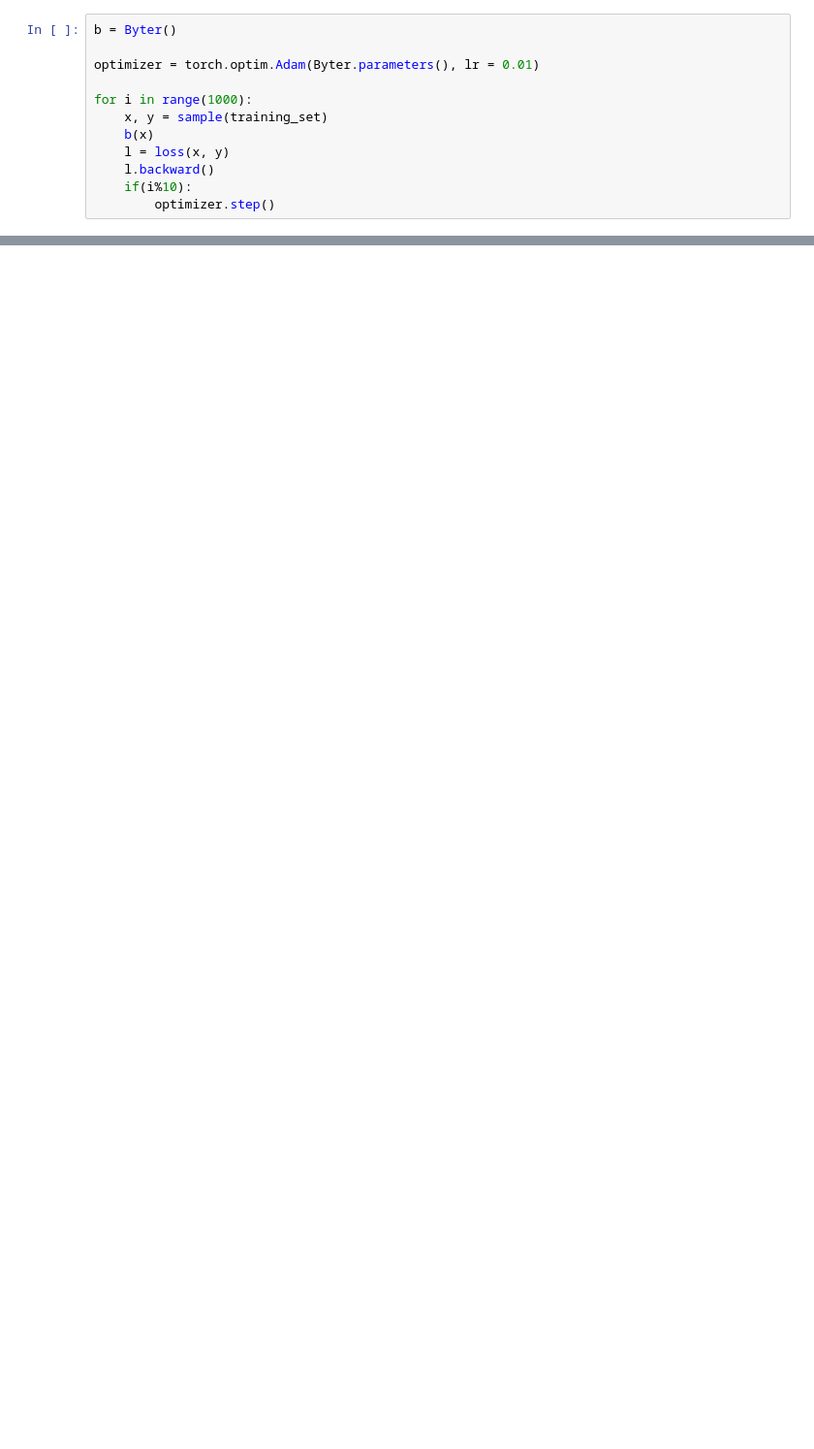
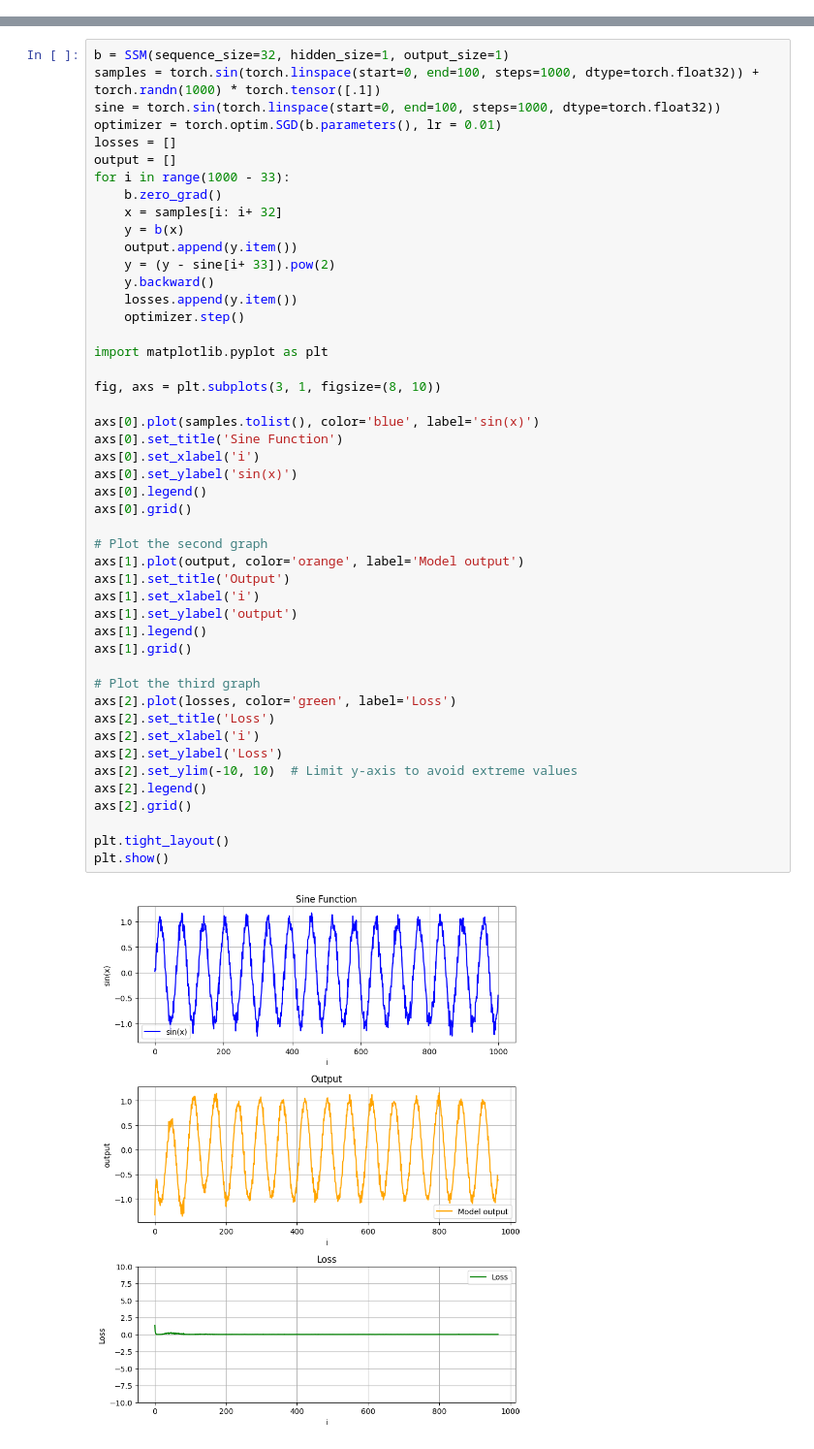
Before and after one commit to PurabIsMe/AIStuff, a Jupyter notebook: fuckaroundandfindout.ipynb, the cells around one changed output, grey strips where cells are left out. Shown at 97% size. Cells and saved outputs as stored; diff of their text form; blank space fills up the shorter version.

```diff
--- a/fuckaroundandfindout.ipynb
+++ b/fuckaroundandfindout.ipynb
@@ -15,12 +0,0 @@ ValueError: libcublas.so.*[0-9] not found in the system path ['/home/nullptr/ana
-# %%
-b = Byter()
-
-optimizer = torch.optim.Adam(Byter.parameters(), lr = 0.01)
-
-for i in range(1000):
-    x, y = sample(training_set)
-    b(x)
-    l = loss(x, y)
-    l.backward()
-    if(i%10):
-        optimizer.step()
@@ -26,0 +23,49 @@ for i in range(1000):
+# %%
+b = SSM(sequence_size=32, hidden_size=1, output_size=1)
+samples = torch.sin(torch.linspace(start=0, end=100, steps=1000, dtype=torch.float32)) + torch.randn(1000) * torch.tensor([.1])
+sine = torch.sin(torch.linspace(start=0, end=100, steps=1000, dtype=torch.float32))
+optimizer = torch.optim.SGD(b.parameters(), lr = 0.01)
+losses = []
+output = []
+for i in range(1000 - 33):
+    b.zero_grad()
+    x = samples[i: i+ 32]
+    y = b(x)
+    output.append(y.item())
+    y = (y - sine[i+ 33]).pow(2)
+    y.backward()
+    losses.append(y.item())
+    optimizer.step()
+
+import matplotlib.pyplot as plt
+
+fig, axs = plt.subplots(3, 1, figsize=(8, 10))
+
+axs[0].plot(samples.tolist(), color='blue', label='sin(x)')
+axs[0].set_title('Sine Function')
+axs[0].set_xlabel('i')
+axs[0].set_ylabel('sin(x)')
+axs[0].legend()
+axs[0].grid()
+
+# Plot the second graph
+axs[1].plot(output, color='orange', label='Model output')
+axs[1].set_title('Output')
+axs[1].set_xlabel('i')
+axs[1].set_ylabel('output')
+axs[1].legend()
+axs[1].grid()
+
+# Plot the third graph
+axs[2].plot(losses, color='green', label='Loss')
+axs[2].set_title('Loss')
+axs[2].set_xlabel('i')
+axs[2].set_ylabel('Loss')
+axs[2].set_ylim(-10, 10)  # Limit y-axis to avoid extreme values
+axs[2].legend()
+axs[2].grid()
+
+plt.tight_layout()
+plt.show()
+# %% [output]
+[figure, added]
```
Also changed, not shown: parts of 3 cells of this notebook.
